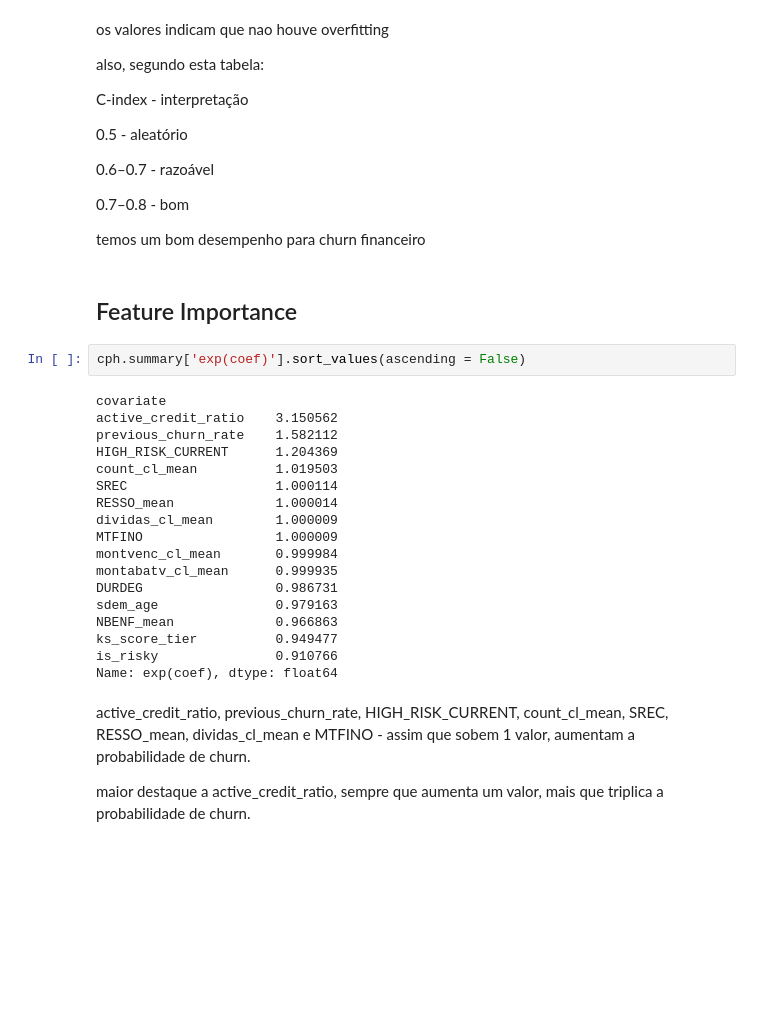
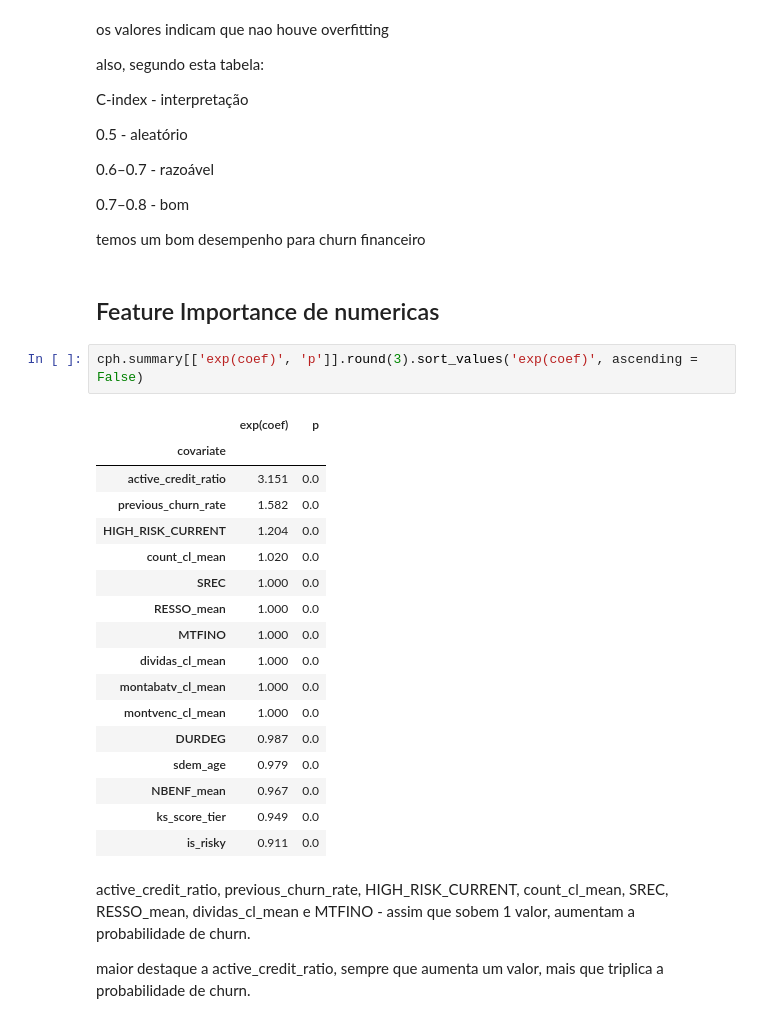
Before and after one commit to Alanog10/BNP-Paribas, a Jupyter notebook: Classification João.ipynb, the cells around one changed output. Cells and saved outputs as stored; diff of their text form; blank space fills up the shorter version.

```diff
--- a/Classification João.ipynb
+++ b/Classification João.ipynb
@@ -533,27 +533,27 @@ C-index - interpretação
 
 temos um bom desempenho para churn financeiro
 # %% [markdown]
-## Feature Importance
+## Feature Importance de numericas
 # %%
-cph.summary['exp(coef)'].sort_values(ascending = False)
+cph.summary[['exp(coef)', 'p']].round(3).sort_values('exp(coef)', ascending = False)
 # %% [output]
-covariate
-active_credit_ratio    3.150562
-previous_churn_rate    1.582112
-HIGH_RISK_CURRENT      1.204369
-count_cl_mean          1.019503
-SREC                   1.000114
-RESSO_mean             1.000014
-dividas_cl_mean        1.000009
-MTFINO                 1.000009
-montvenc_cl_mean       0.999984
-montabatv_cl_mean      0.999935
-DURDEG                 0.986731
-sdem_age               0.979163
-NBENF_mean             0.966863
-ks_score_tier          0.949477
-is_risky               0.910766
-Name: exp(coef), dtype: float64
+|  | exp(coef) | p |
+| covariate |  |  |
+| active_credit_ratio | 3.151 | 0.0 |
+| previous_churn_rate | 1.582 | 0.0 |
+| HIGH_RISK_CURRENT | 1.204 | 0.0 |
+| count_cl_mean | 1.020 | 0.0 |
+| SREC | 1.000 | 0.0 |
+| RESSO_mean | 1.000 | 0.0 |
+| MTFINO | 1.000 | 0.0 |
+| dividas_cl_mean | 1.000 | 0.0 |
+| montabatv_cl_mean | 1.000 | 0.0 |
+| montvenc_cl_mean | 1.000 | 0.0 |
+| DURDEG | 0.987 | 0.0 |
+| sdem_age | 0.979 | 0.0 |
+| NBENF_mean | 0.967 | 0.0 |
+| ks_score_tier | 0.949 | 0.0 |
+| is_risky | 0.911 | 0.0 |
 # %% [markdown]
 active_credit_ratio, previous_churn_rate, HIGH_RISK_CURRENT, count_cl_mean, SREC, RESSO_mean, dividas_cl_mean e MTFINO - assim que sobem 1 valor, aumentam a probabilidade de churn.
 
```
Also changed, not shown: parts of 13 cells of this notebook.
